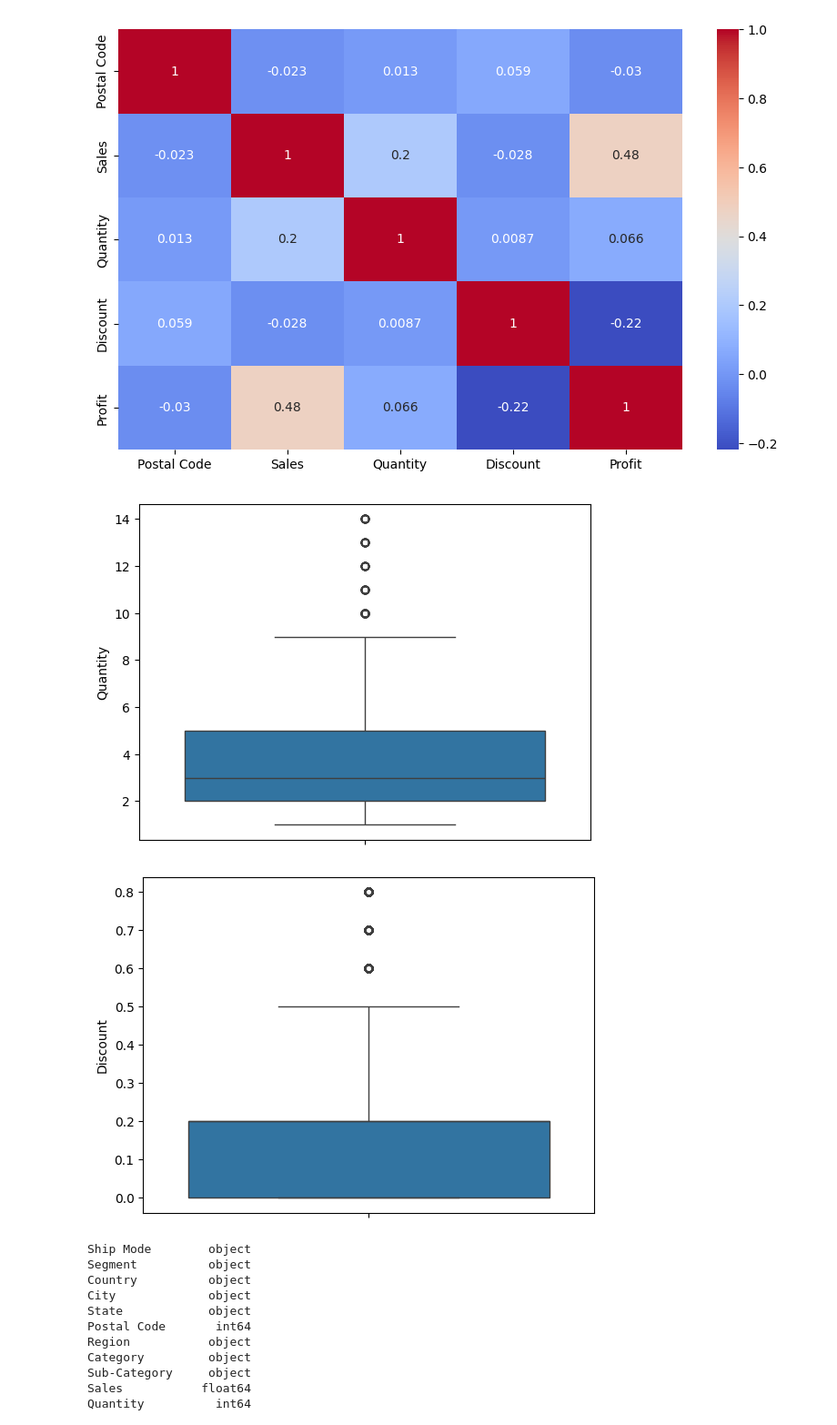
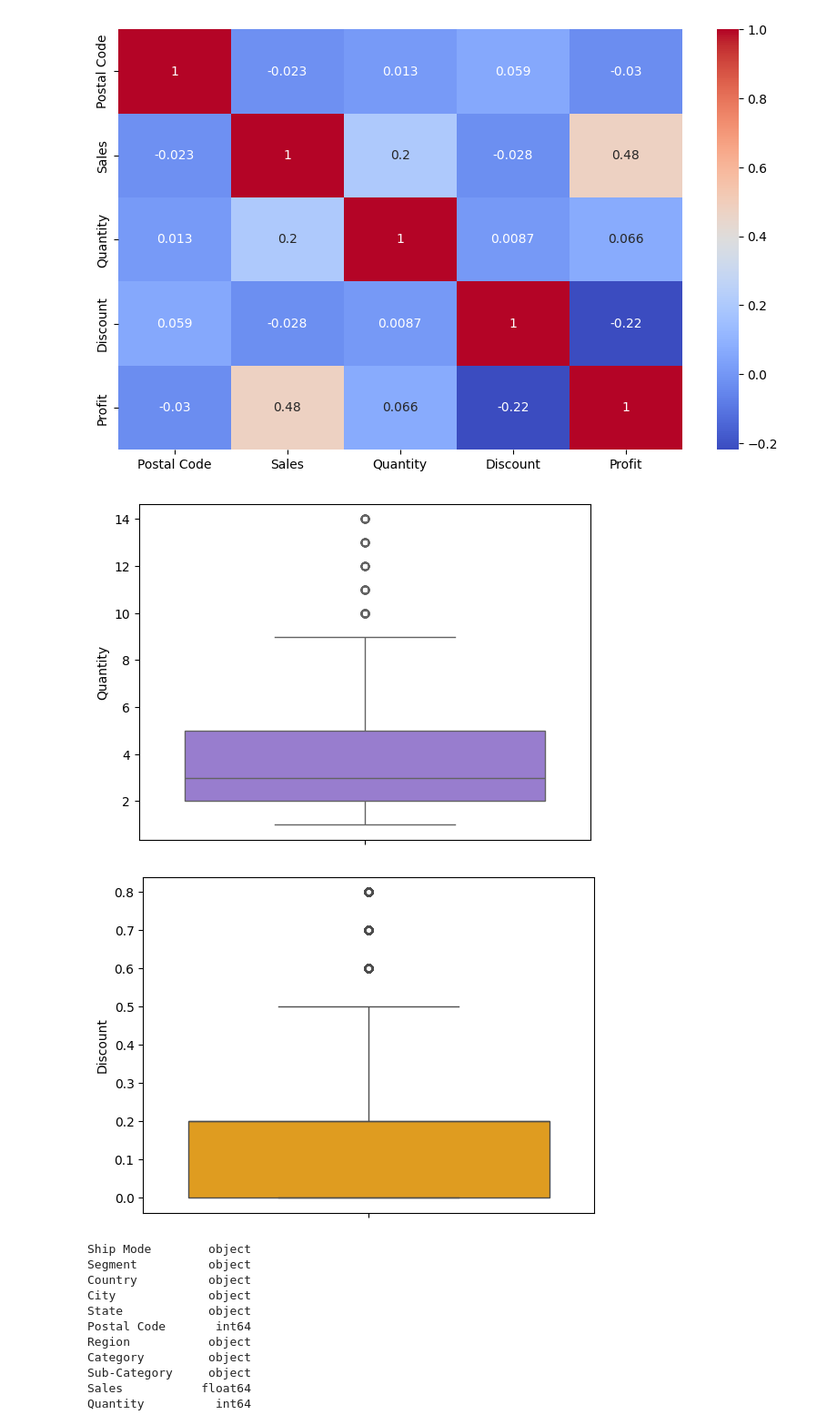
Before and after one commit to OA-Biswajit/Messy-Retail-Audit, a Jupyter notebook: Messy Retail Audit.ipynb, the cells around one changed output. Shown at 91% size. Saved outputs shown, nothing was run; the diff lists cells and outputs as text; code cells hidden in the pictures.

```diff
--- a/Messy Retail Audit.ipynb
+++ b/Messy Retail Audit.ipynb
@@ -308,15 +324,15 @@ plt.show()
 # %% [output]
 [figure]
 # %%
-sns.boxplot(df['Quantity'])
+sns.boxplot(df['Quantity'],color='mediumpurple')
 plt.show()
 # %% [output]
-[figure, old version]
+[figure, new version]
 # %%
-sns.boxplot(df['Discount'])
+sns.boxplot(df['Discount'],color='orange')
 plt.show()
 # %% [output]
-[figure, old version]
+[figure, new version]
 # %%
 total_sales=df["Sales"].sum()
 total_profit=df["Profit"].sum()
```
Also changed, not shown: parts of 10 cells of this notebook.
